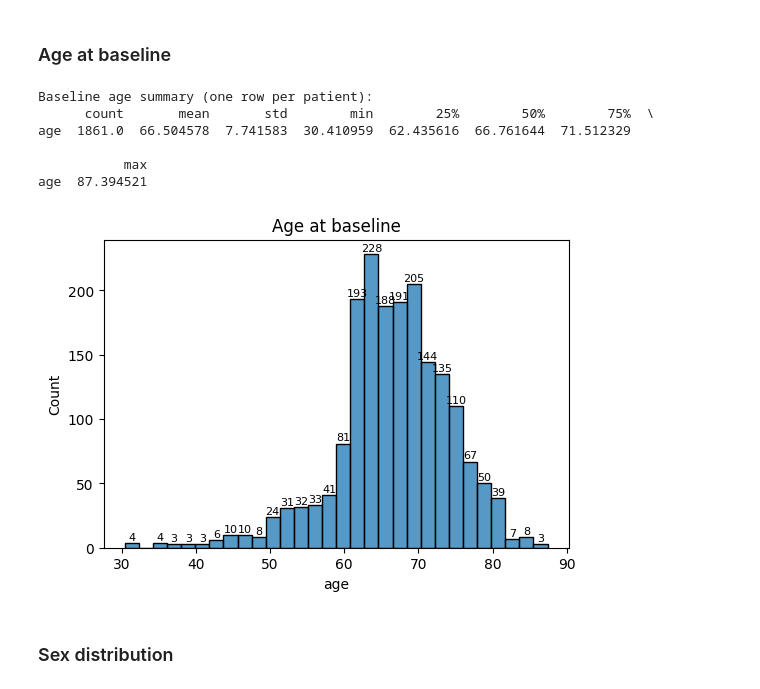
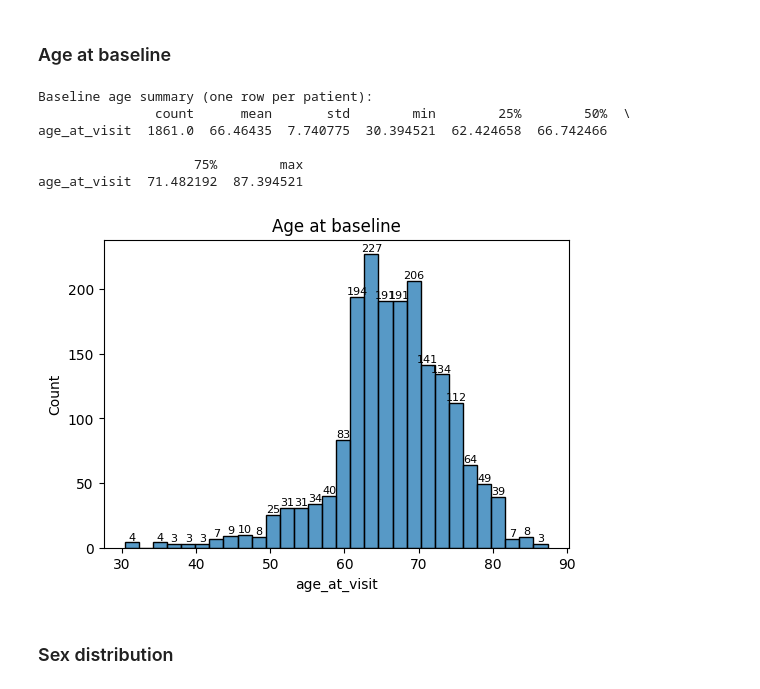
Before and after one commit to PierreFalconnier/mri-preprocessing, a Jupyter notebook: csv_exploration/PPMI_explo/PPMI_utlimate_exploration.ipynb, the cells around one changed output. Drawn from its saved outputs; the diff is of its cells as text; code cells hidden in the pictures.

```diff
--- a/csv_exploration/PPMI_explo/PPMI_utlimate_exploration.ipynb
+++ b/csv_exploration/PPMI_explo/PPMI_utlimate_exploration.ipynb
@@ -243,6 +243,13 @@ df["subject"] = df["PATNO"]  # create a 'subject' column for easier reference
 df["session"] = pd.to_datetime(df["Study Date"]).dt.strftime(
     "%Y%m%d"
 )  # YYYYMMDD format for session
+df.drop(
+    columns=["age", "SEX"], inplace=True
+)  # drop because not the real age at scan, but age at baseline, which is not relevant
+
+# print(df[["subject", "session"]].head(5))
+# df.columns = df.columns.str.lower() # lowercase for easier handling later on
+# print(df.head())
 # %% [output]
 Final merged DataFrame shape: (67833, 217)
 Final merged DataFrame columns: ['SITE', 'PATNO', 'COHORT', 'subgroup', 'enroll_phase', 'enroll_source', 'analytic_subgroup', 'HIQ_RBD', 'study_status', 'NSD_Status', 'NSD_STAGE', 'PRIMDIAG', 'OTHNEUR ...
@@ -549,17 +585,17 @@ Percentage with no image: 0.00%
 # %%
 baseline_df = df[df["EVENT_ID"] == "BL"].copy()
 baseline_unique = baseline_df.drop_duplicates(subset=["PATNO"])  # keep first occurence
 print("Baseline age summary (one row per patient):")
-print(baseline_unique[["age"]].describe().T)
-plot_hist(baseline_unique, "age", title="Age at baseline")
+print(baseline_unique[["age_at_visit"]].describe().T)
+plot_hist(baseline_unique, "age_at_visit", title="Age at baseline")
 # %% [output]
 Baseline age summary (one row per patient):
-      count       mean       std        min        25%        50%        75%  \
-age  1861.0  66.504578  7.741583  30.410959  62.435616  66.761644  71.512329
+               count      mean       std        min        25%        50%  \
+age_at_visit  1861.0  66.46435  7.740775  30.394521  62.424658  66.742466
 
-           max
-age  87.394521
+                    75%        max
+age_at_visit  71.482192  87.394521
-[figure, old version]
+[figure, new version]
 # %% [markdown]
 ### Sex distribution
 # %%
```
Also changed, not shown: parts of 6 cells of this notebook, 1 other file.
